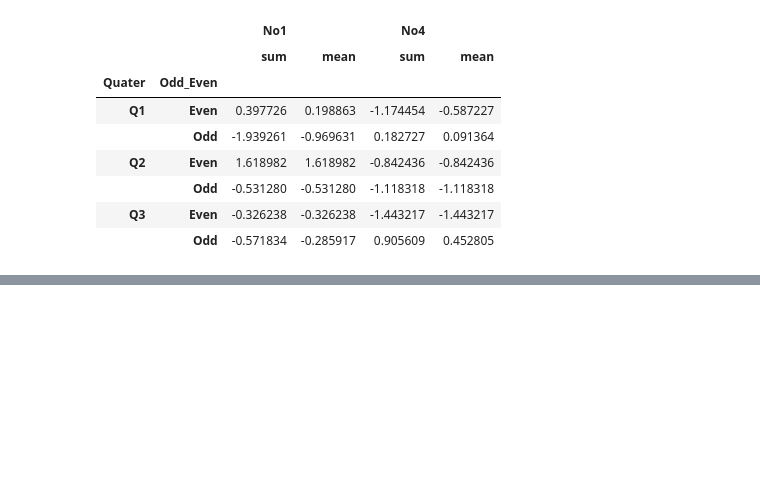
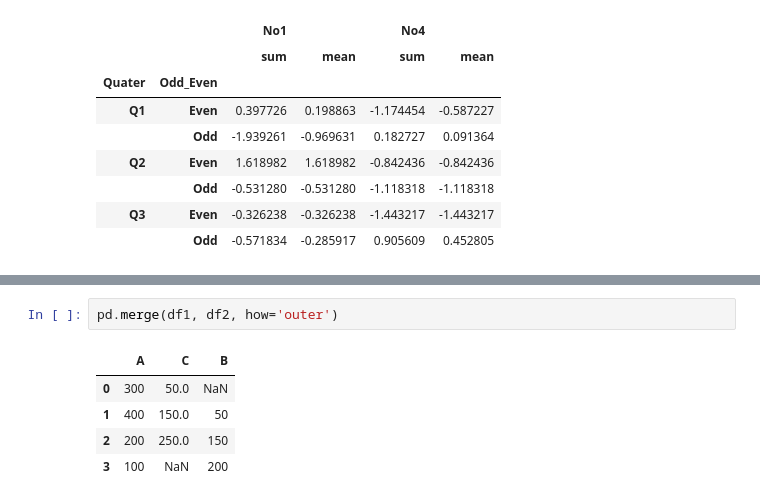
Before and after one commit to Kalebb12/Quantitative-Trading, a Jupyter notebook: learning/08_pandas.ipynb, the cells around one changed output, grey strips where cells are left out. Drawn from its saved outputs; the diff is of its cells as text; blank space fills up the shorter version.

```diff
--- a/learning/8_pandas.ipynb
+++ b/learning/08_pandas.ipynb
@@ -459,0 +659,8 @@ groups[['No1', 'No4']].aggregate(['sum',np.mean])
+# %%
+pd.merge(df1, df2, how='outer')
+# %% [output]
+|  | A | C | B |
+| 0 | 300 | 50.0 | NaN |
+| 1 | 400 | 150.0 | 50 |
+| 2 | 200 | 250.0 | 150 |
+| 3 | 100 | NaN | 200 |
```
Also changed, not shown: parts of 46 cells of this notebook.
